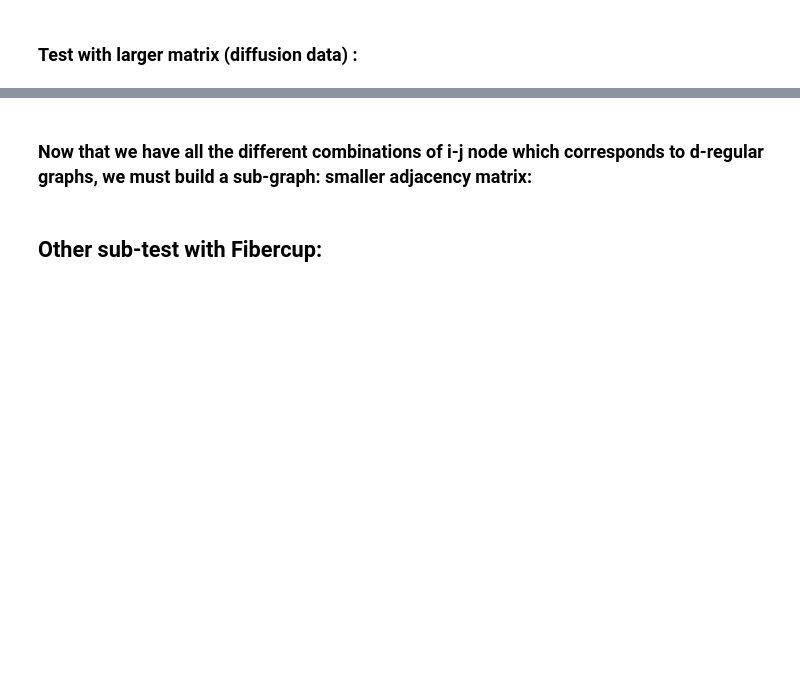
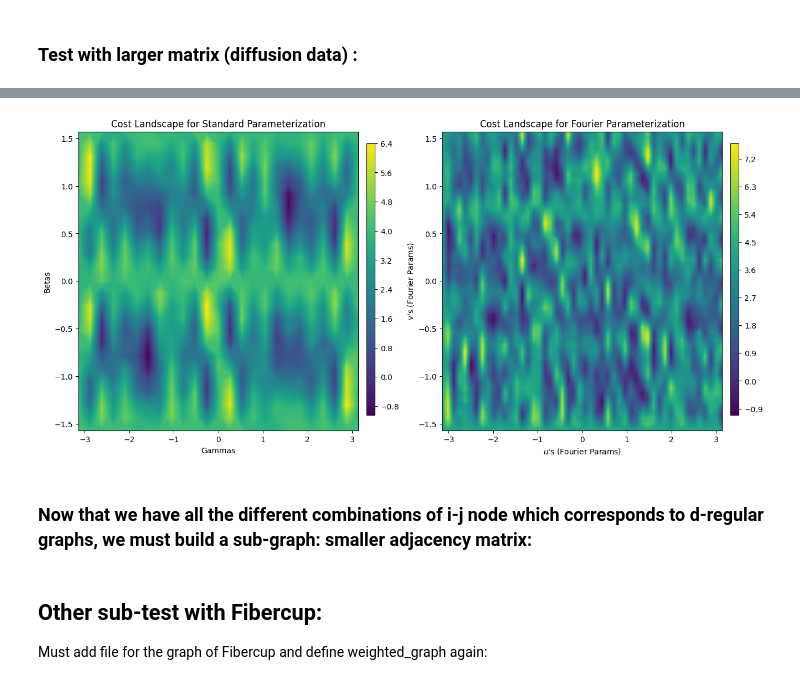
Before and after one commit to scilus/quactography, a Jupyter notebook: scripts/kdegree_graph.ipynb, the cells around one changed output, grey strips where cells are left out. Saved outputs shown, nothing was run; the diff lists cells and outputs as text; code cells hidden in the pictures; blank space fills up the shorter version.

```diff
--- a/scripts/kdegree_graph.ipynb
+++ b/scripts/kdegree_graph.ipynb
@@ -252,7 +296,42 @@ All possibilities of 3-regular graphs with key being ith node, and value a possi
+# %%
+# cost landscape for standard parameterization
+gammas = np.linspace(-np.pi,np.pi,25)
+betas = np.linspace(-np.pi/2,np.pi/2,25)
+
+cost_landscape_std = plot_cost_landscape(betas, gammas, variate_params_std, backend_qiskit_p1)
+
+# cost landscape for Fourier parameterization
+us = np.linspace(0,2*np.pi,50)
+vs = np.linspace(0,np.pi,50)
+
+cost_landscape_fourier = plot_cost_landscape(vs, us, variate_params_fourier, backend_qiskit_p2)
+# %%
+fig,axes = plt.subplots(1,2,sharex = False, sharey=False,figsize=(15,7),gridspec_kw={'wspace': 0.3})
+cmap = 'viridis'
+
+im_0 = axes[0].contourf(cost_landscape_std,cmap=cmap,levels=100,extent=(gammas[0],gammas[-1],betas[0],betas[-1]))
+axes[0].set_title('Cost Landscape for Standard Parameterization')
+axes[0].set_xlabel('Gammas')
+axes[0].set_ylabel('Betas')
+
+cbar_ax = fig.add_axes([0.472, 0.15, 0.01, 0.7])
+fig.colorbar(im_0, cax=cbar_ax)
+im_1 = axes[1].contourf(cost_landscape_fourier,cmap=cmap,levels=100,extent=(gammas[0],gammas[-1],betas[0],betas[-1]))
+axes[1].set_title('Cost Landscape for Fourier Parameterization')
+axes[1].set_xlabel("$u$'s (Fourier Params)")
+axes[1].set_ylabel("$v$'s (Fourier Params)")
+
+cbar_ax = fig.add_axes([0.91, 0.15, 0.01, 0.7])
+fig.colorbar(im_1, cax=cbar_ax)
+plt.show()
+# %% [output]
+[figure, added]
 # %% [markdown]
 ### Now that we have all the different combinations of i-j node which corresponds to d-regular graphs, we must build a sub-graph: smaller adjacency matrix:
 # %% [markdown]
 ## Other sub-test with Fibercup:
+
+Must add file for the graph of Fibercup and define weighted_graph again:
 # %%
 
 select_1 =230
```
Also changed, not shown: parts of 3 cells of this notebook, 5 other files.
